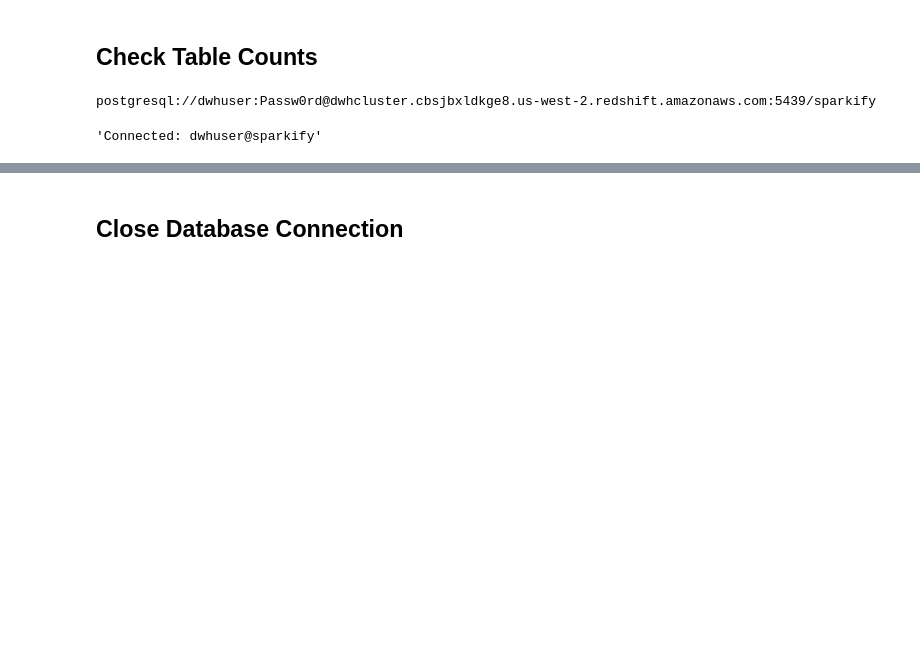
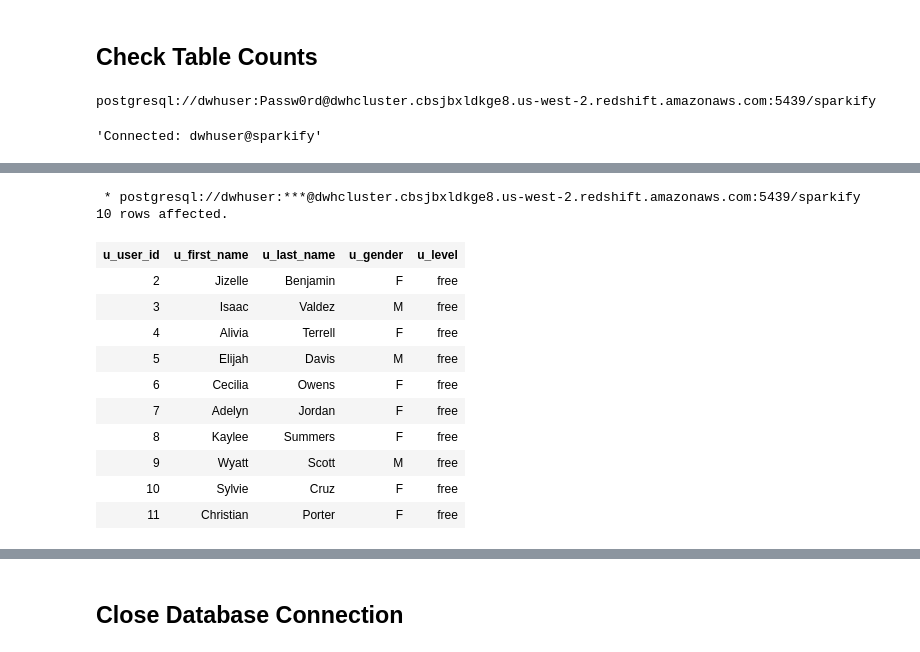
Before and after one commit to stephanderton/ETL-Cloud-Data-Warehouse, a Jupyter notebook: etl.ipynb, the cells around one changed output, grey strips where cells are left out. Saved outputs shown, nothing was run; the diff lists cells and outputs as text; code cells hidden in the pictures; blank space fills up the shorter version.

```diff
--- a/etl.ipynb
+++ b/etl.ipynb
@@ -157,3 +191,19 @@ LIMIT  10;
 # %%
-%sql SELECT COUNT(*) AS songplays      FROM songplays;
+%%sql
+SELECT * FROM users
+LIMIT  10;
+# %% [output]
+ * postgresql://dwhuser:***@dwhcluster.cbsjbxldkge8.us-west-2.redshift.amazonaws.com:5439/sparkify
+10 rows affected.
+| u_user_id | u_first_name | u_last_name | u_gender | u_level |
+| 2 | Jizelle | Benjamin | F | free |
+| 3 | Isaac | Valdez | M | free |
+| 4 | Alivia | Terrell | F | free |
+| 5 | Elijah | Davis | M | free |
+| 6 | Cecilia | Owens | F | free |
+| 7 | Adelyn | Jordan | F | free |
+| 8 | Kaylee | Summers | F | free |
+| 9 | Wyatt | Scott | M | free |
+| 10 | Sylvie | Cruz | F | free |
+| 11 | Christian | Porter | F | free |
 # %%
```
Also changed, not shown: parts of 20 cells of this notebook, 5 other files.
